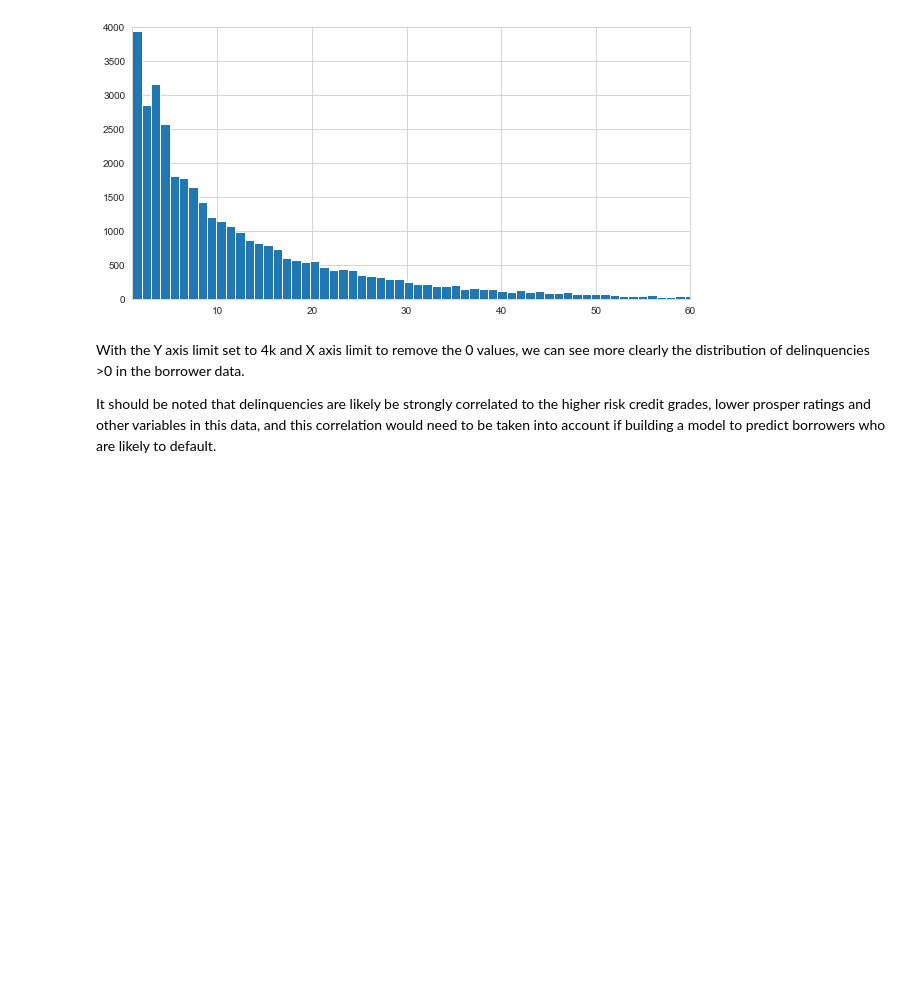
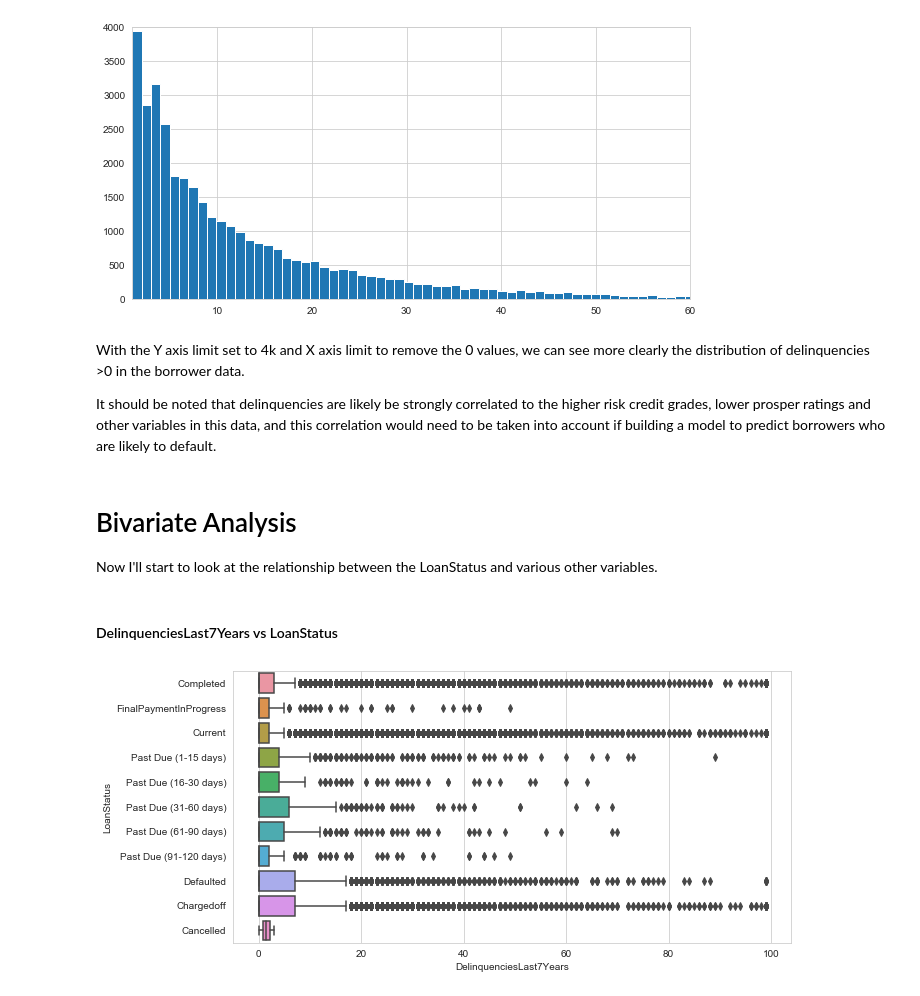
Before and after one commit to Tavnuh/Udacity-Communicate-Data-Findings, a Jupyter notebook: Communicate Data Findings - Prosper Loan Data.ipynb, the cells around one changed output. Saved outputs shown, nothing was run; the diff lists cells and outputs as text; code cells hidden in the pictures; blank space fills up the shorter version.

Commit message:
Univariate Complete, bivariate analysis underway

```diff
--- a/Communicate Data Findings - Prosper Loan Data.ipynb
+++ b/Communicate Data Findings - Prosper Loan Data.ipynb
@@ -345,3 +347,17 @@ plt.ylim(0,4000);
 With the Y axis limit set to 4k and X axis limit to remove the 0 values, we can see more clearly the distribution of delinquencies >0 in the borrower data.
 
 It should be noted that delinquencies are likely be strongly correlated to the higher risk credit grades, lower prosper ratings and other variables in this data, and this correlation would need to be taken into account if building a model to predict borrowers who are likely to default.
+# %% [markdown]
+# Bivariate Analysis
+
+Now I'll start to look at the relationship between the LoanStatus and various other variables.
+# %% [markdown]
+#### DelinquenciesLast7Years vs LoanStatus
+# %%
+df_nonulls = df.copy()
+df_nonulls.dropna(subset = ['DelinquenciesLast7Years','LoanStatus'],inplace=True)
+# %%
+plt.figure(figsize=(10,5))
+sns.boxplot(data = df_nonulls, x = 'DelinquenciesLast7Years', y = 'LoanStatus');
+# %% [output]
+[figure, added]
```
Also changed, not shown: parts of 18 cells of this notebook.
